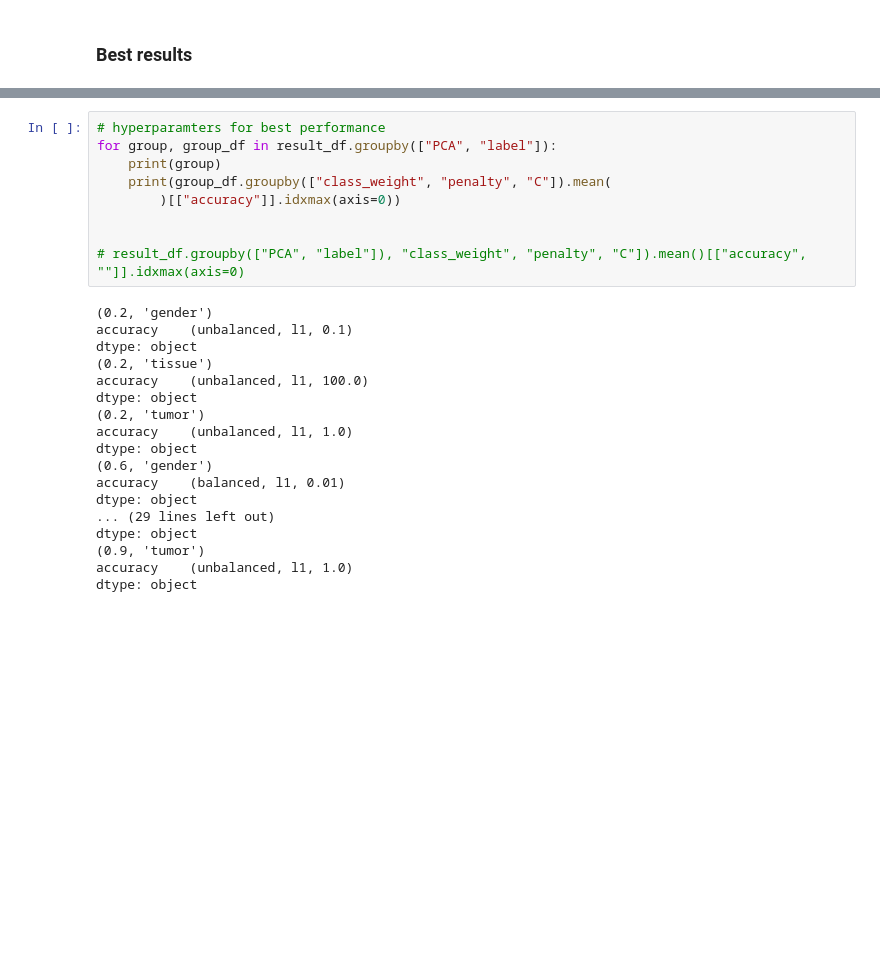
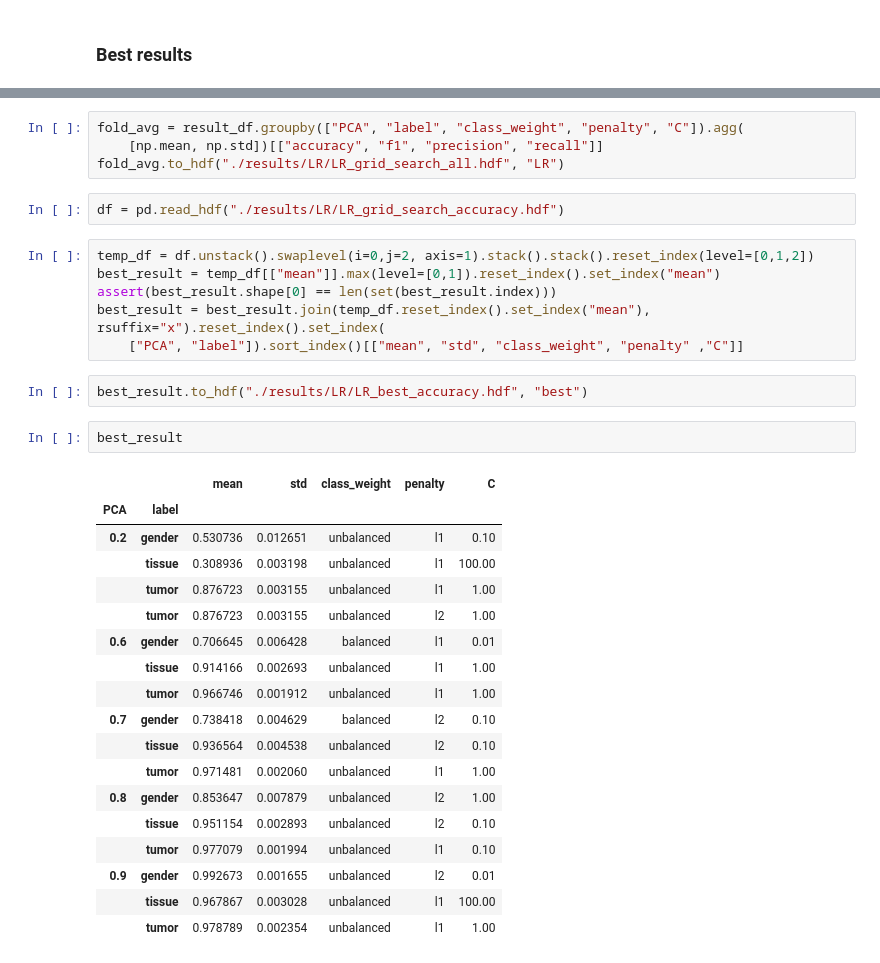
Before and after one commit to jvivian/DeepTCGA, a Jupyter notebook: Baseline_predictors.ipynb, the cells around one changed output, grey strips where cells are left out. Saved outputs shown, nothing was run; the diff lists cells and outputs as text; blank space fills up the shorter version.

Commit message:
finnally saved best LR results in desired format programmatically, damn it!

```diff
--- a/Baseline_predictors.ipynb
+++ b/Baseline_predictors.ipynb
@@ -203,27 +178,35 @@ result_df.groupby(["PCA", "label", "class_weight", "penalty", "C"]).mean()[["acc
-# %%
-# hyperparamters for best performance
-for group, group_df in result_df.groupby(["PCA", "label"]):
-    print(group)
-    print(group_df.groupby(["class_weight", "penalty", "C"]).mean(
-        )[["accuracy"]].idxmax(axis=0))
-
-
-# result_df.groupby(["PCA", "label"]), "class_weight", "penalty", "C"]).mean()[["accuracy", ""]].idxmax(axis=0)
-# %% [output]
-(0.2, 'gender')
-accuracy    (unbalanced, l1, 0.1)
-dtype: object
-(0.2, 'tissue')
-accuracy    (unbalanced, l1, 100.0)
-dtype: object
-(0.2, 'tumor')
-accuracy    (unbalanced, l1, 1.0)
-dtype: object
-(0.6, 'gender')
-accuracy    (balanced, l1, 0.01)
-dtype: object
-... (29 lines left out)
-dtype: object
-(0.9, 'tumor')
-accuracy    (unbalanced, l1, 1.0)
-dtype: object
+# %%
+fold_avg = result_df.groupby(["PCA", "label", "class_weight", "penalty", "C"]).agg(
+    [np.mean, np.std])[["accuracy", "f1", "precision", "recall"]]
+fold_avg.to_hdf("./results/LR/LR_grid_search_all.hdf", "LR")
+# %%
+df = pd.read_hdf("./results/LR/LR_grid_search_accuracy.hdf")
+# %%
+temp_df = df.unstack().swaplevel(i=0,j=2, axis=1).stack().stack().reset_index(level=[0,1,2])
+best_result = temp_df[["mean"]].max(level=[0,1]).reset_index().set_index("mean")
+assert(best_result.shape[0] == len(set(best_result.index)))
+best_result = best_result.join(temp_df.reset_index().set_index("mean"), rsuffix="x").reset_index().set_index(
+    ["PCA", "label"]).sort_index()[["mean", "std", "class_weight", "penalty" ,"C"]]
+# %%
+best_result.to_hdf("./results/LR/LR_best_accuracy.hdf", "best")
+# %%
+best_result
+# %% [output]
+|  |  | mean | std | class_weight | penalty | C |
+| PCA | label |  |  |  |  |  |
+| 0.2 | gender | 0.530736 | 0.012651 | unbalanced | l1 | 0.10 |
+|  | tissue | 0.308936 | 0.003198 | unbalanced | l1 | 100.00 |
+|  | tumor | 0.876723 | 0.003155 | unbalanced | l1 | 1.00 |
+|  | tumor | 0.876723 | 0.003155 | unbalanced | l2 | 1.00 |
+| 0.6 | gender | 0.706645 | 0.006428 | balanced | l1 | 0.01 |
+|  | tissue | 0.914166 | 0.002693 | unbalanced | l1 | 1.00 |
+|  | tumor | 0.966746 | 0.001912 | unbalanced | l1 | 1.00 |
+| 0.7 | gender | 0.738418 | 0.004629 | balanced | l2 | 0.10 |
+|  | tissue | 0.936564 | 0.004538 | unbalanced | l2 | 0.10 |
+|  | tumor | 0.971481 | 0.002060 | unbalanced | l1 | 1.00 |
+| 0.8 | gender | 0.853647 | 0.007879 | unbalanced | l2 | 1.00 |
+|  | tissue | 0.951154 | 0.002893 | unbalanced | l2 | 0.10 |
+|  | tumor | 0.977079 | 0.001994 | unbalanced | l1 | 0.10 |
+| 0.9 | gender | 0.992673 | 0.001655 | unbalanced | l2 | 0.01 |
+|  | tissue | 0.967867 | 0.003028 | unbalanced | l1 | 100.00 |
+|  | tumor | 0.978789 | 0.002354 | unbalanced | l1 | 1.00 |
```
Also changed, not shown: parts of 3 cells of this notebook.
